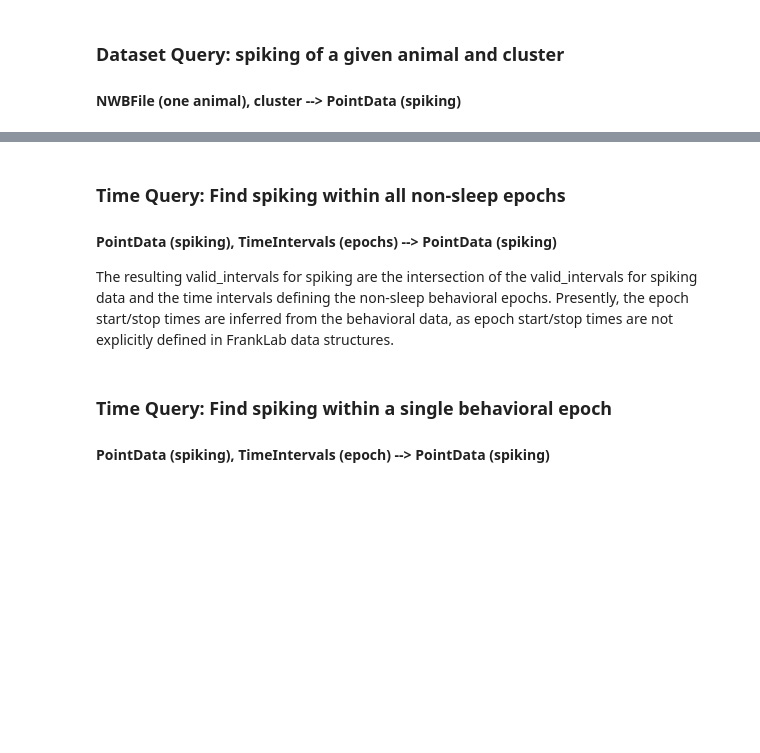
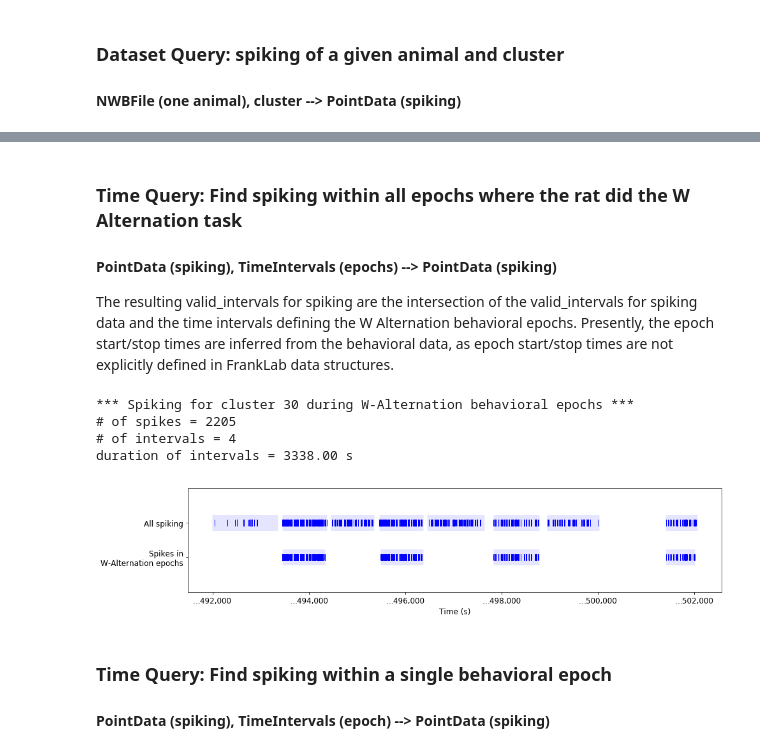
Before and after one commit to LorenFrankLab/franklab-nwb, a Jupyter notebook: place_field_with_queries.ipynb, the cells around one changed output, grey strips where cells are left out. Drawn from its saved outputs; the diff is of its cells as text; code cells hidden in the pictures; blank space fills up the shorter version.

```diff
--- a/place_field_with_queries.ipynb
+++ b/place_field_with_queries.ipynb
@@ -154,38 +197,44 @@ print('duration of intervals = %0.2f s' % np.sum(spiking_all.valid_intervals.dur
 # %% [markdown]
-### Time Query: Find spiking within all non-sleep epochs
+### Time Query: Find spiking within all epochs where the rat did the W Alternation task
 #### PointData (spiking), TimeIntervals (epochs) --> PointData (spiking)
 
-The resulting valid_intervals for spiking are the intersection of the valid_intervals for spiking data and the time intervals defining the non-sleep behavioral epochs. Presently, the epoch start/stop times are inferred from the behavioral data, as epoch start/stop times are not explicitly defined in FrankLab data structures.
+The resulting valid_intervals for spiking are the intersection of the valid_intervals for spiking data and the time intervals defining the W Alternation behavioral epochs. Presently, the epoch start/stop times are inferred from the behavioral data, as epoch start/stop times are not explicitly defined in FrankLab data structures.
 # %%
-# Get start/stop times for all non-sleep behavioral epochs (called 'run' epochs in FrankLab data)
-epoch_types = np.array(nwbf.epochs['epoch_type'][:])
-behav_epoch_indices = np.where(epoch_types=='run')[0]
+# Get start/stop times for all epochs where the rat ran the W Alternation task
+epoch_types = np.array([task.name for task in nwbf.epochs['task'][:]])
+behav_epoch_indices = np.where(epoch_types=='W Alternation')[0]
 
-# Build a TimeIntervals query with start/stop times of non-sleep behavioral epochs
+# Build a TimeIntervals query with start/stop times of W Alternation behavioral epochs
 behav_intervals = []
 for i in behav_epoch_indices:
     epoch_start = nwbf.epochs['start_time'][i]
     epoch_stop = nwbf.epochs['stop_time'][i]
     behav_intervals.append([epoch_start, epoch_stop])
 behav_intervals = TimeIntervals(np.array(behav_intervals)) # convert to TimeIntervals for query
 
-# time_query on spiking during non-sleep behavioral epochs
+# time_query on spiking during W Alternation behavioral epochs
 spiking_behav = spiking_all.time_query(behav_intervals)
 
-print('*** Spiking for cluster %s during non-sleep behavioral epochs ***' % d['cluster_id'])
+print('*** Spiking for cluster %s during W-Alternation behavioral epochs ***' % d['cluster_id'])
 print('# of spikes = %d' % spiking_behav.point_times.shape[0])
 print('# of intervals = %d' % len(spiking_behav.valid_intervals))
 print('duration of intervals = %0.2f s' % np.sum(spiking_behav.valid_intervals.durations()))
 
 # Plot spiking
 spikeplots = [(spiking_all, 'All spiking'),
-              (spiking_behav, 'Spikes in\nnon-sleep epochs')]
+              (spiking_behav, 'Spikes in\nW-Alternation epochs')]
 
 fig1 = plt.figure(1, figsize=(15,3))
 ax1 = fig1.add_subplot(1, 1, 1)
 plot_PointData_multiple(spikeplots, axis=ax1)
 
 pass # suppress output
+# %% [output]
+*** Spiking for cluster 30 during W-Alternation behavioral epochs ***
+# of spikes = 2205
+# of intervals = 4
+duration of intervals = 3338.00 s
+[figure, added]
 # %% [markdown]
 ### Time Query: Find spiking within a single behavioral epoch
 #### PointData (spiking), TimeIntervals (epoch) --> PointData (spiking)
```
Also changed, not shown: parts of 16 cells of this notebook, 4 other files.
